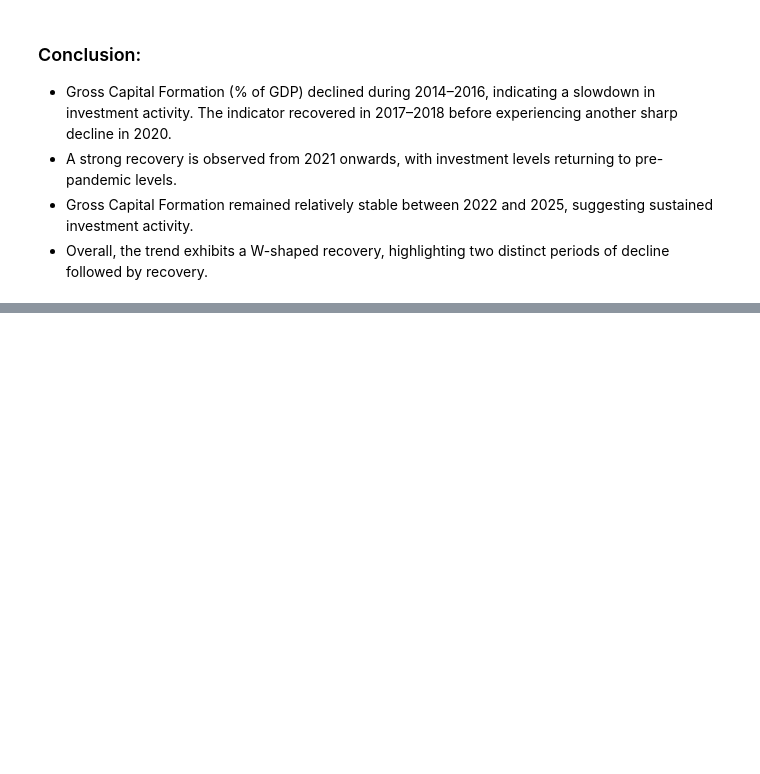
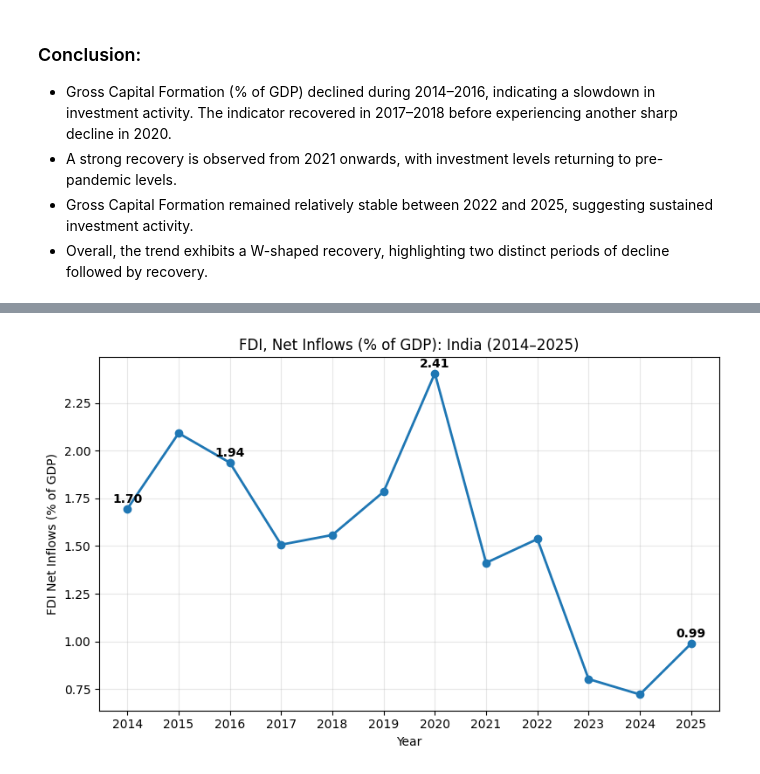
Before and after one commit to Sayan-Modak/Investment_Analysis-EDA, a Jupyter notebook: Notebooks/Economic_EDA_.ipynb, the cells around one changed output, grey strips where cells are left out. Cells and saved outputs as stored; diff of their text form; code cells hidden in the pictures; blank space fills up the shorter version.

```diff
--- a/Notebooks/Economic_EDA_.ipynb
+++ b/Notebooks/Economic_EDA_.ipynb
@@ -335,0 +320,5 @@ dtype: object
+# %%
+fdi_gdp = investment[
+    investment['Indicator Name'] == 'Foreign direct investment, net inflows (% of GDP)'
+        ].copy()
+fdi_gdp
@@ -335,0 +357,31 @@ dtype: object
+# %%
+x = [int(year) for year in year_cols]
+y = fdi_gdp.loc[:, year_cols].iloc[0].astype(float)
+
+plt.figure(figsize=(8,5))
+plt.plot(x, y, marker='o', linewidth=2)
+
+key_years = [2014, 2016, 2020, 2025]
+
+for year in key_years:
+    idx = x.index(year)
+    plt.annotate(
+        f"{y.iloc[idx]:.2f}",
+        (x[idx], y.iloc[idx]),
+        xytext=(0,5),
+        textcoords="offset points",
+        ha='center',
+        fontsize=10,
+        fontweight='bold'
+    )
+
+plt.title("FDI, Net Inflows (% of GDP): India (2014–2025)")
+plt.xlabel("Year")
+plt.ylabel("FDI Net Inflows (% of GDP)")
+plt.xticks(x)
+plt.grid(alpha=0.3)
+
+plt.tight_layout()
+plt.show()
+# %% [output]
+[figure, added]
```
Also changed, not shown: parts of 13 cells of this notebook.
